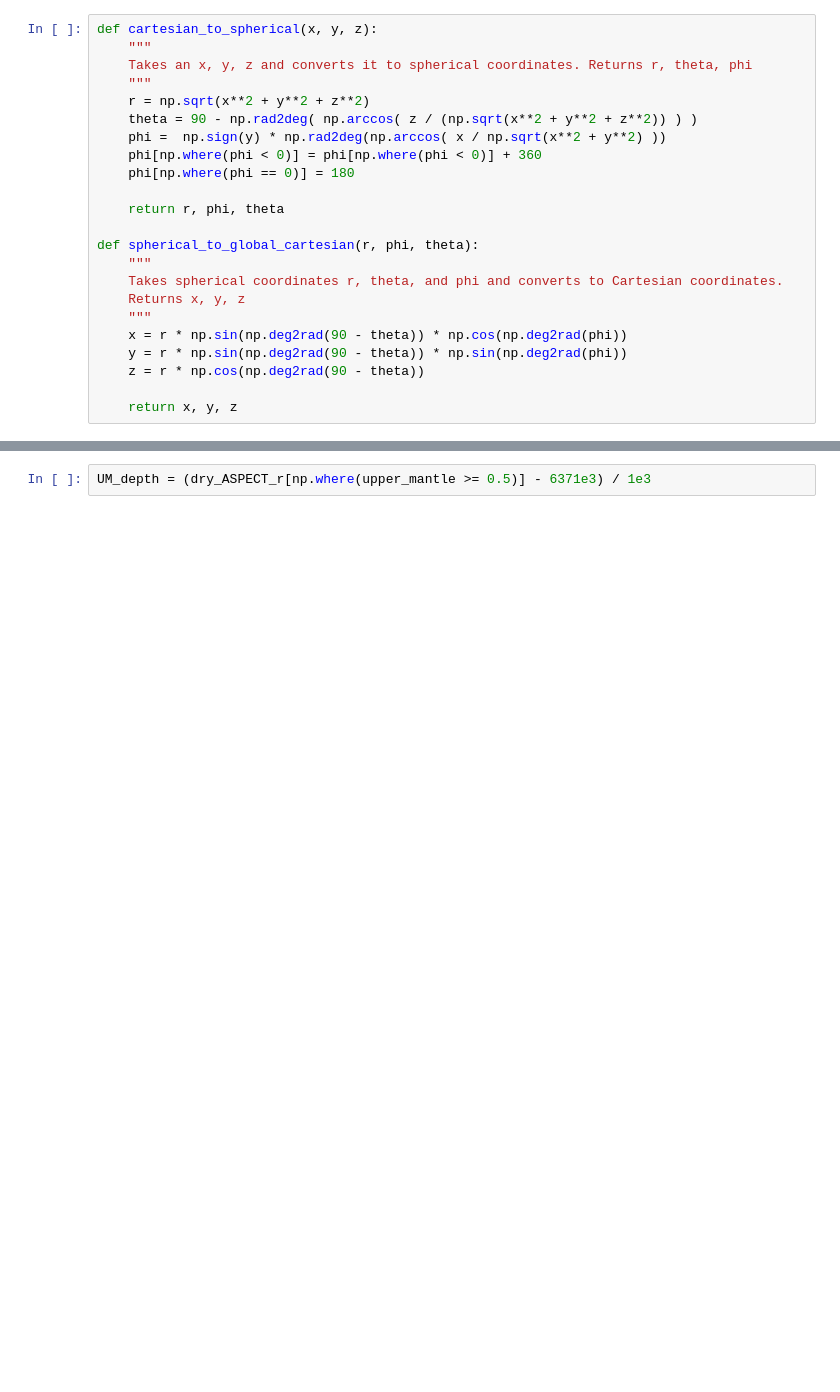
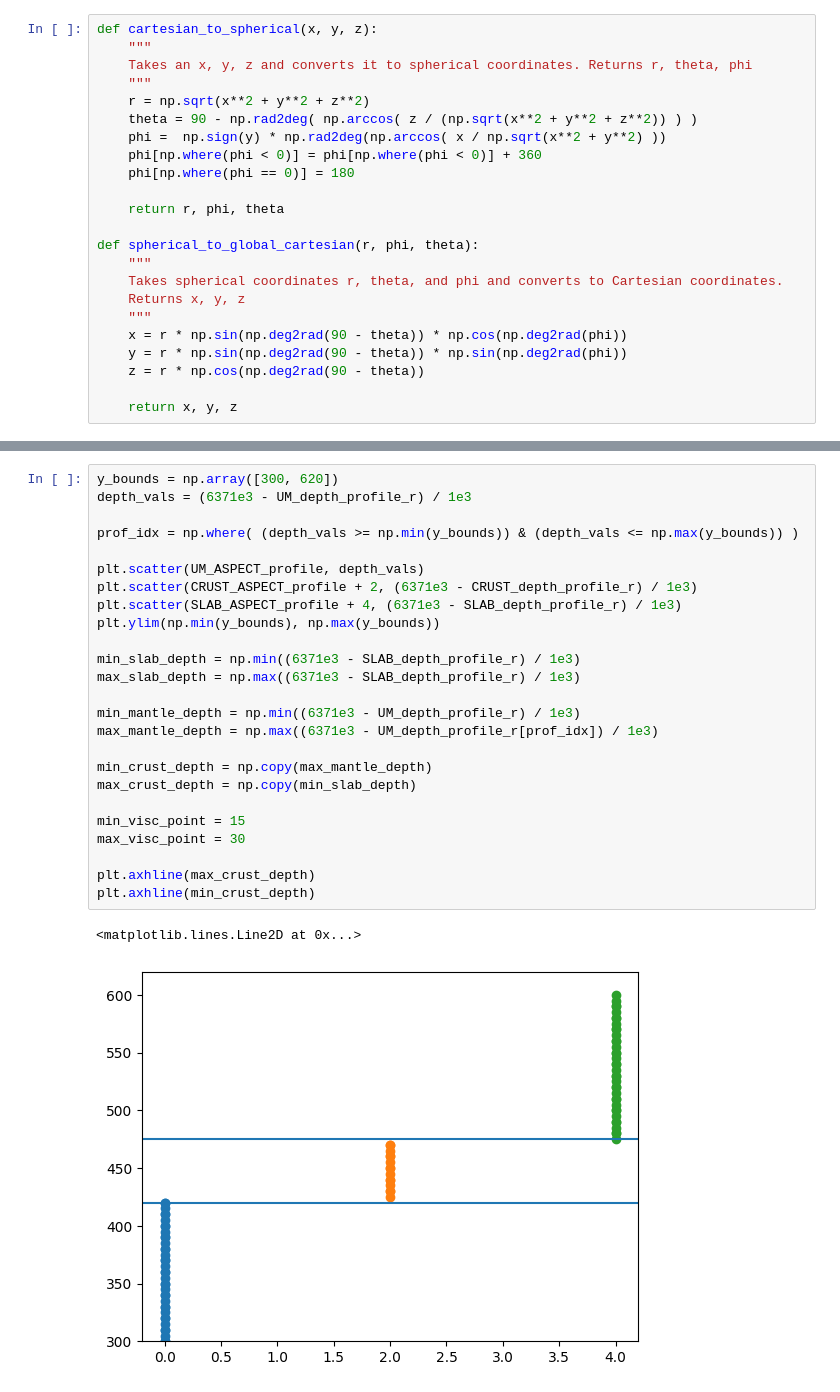
Before and after one commit to danieldouglas92/paper-constraining-interface-rheology-hydration-3d-hikurangi-subduction, a Jupyter notebook: main_figures/viscosity_profile.ipynb, the cells around one changed output, grey strips where cells are left out. Saved outputs shown, nothing was run; the diff lists cells and outputs as text; blank space fills up the shorter version.

```diff
--- a/main_figures/viscosity_profile.ipynb
+++ b/main_figures/viscosity_profile.ipynb
@@ -228,2 +322,28 @@ for i in range(len(radius_array)):
-# %%
-UM_depth = (dry_ASPECT_r[np.where(upper_mantle >= 0.5)] - 6371e3) / 1e3
+# %%
+y_bounds = np.array([300, 620])
+depth_vals = (6371e3 - UM_depth_profile_r) / 1e3
+
+prof_idx = np.where( (depth_vals >= np.min(y_bounds)) & (depth_vals <= np.max(y_bounds)) )
+
+plt.scatter(UM_ASPECT_profile, depth_vals)
+plt.scatter(CRUST_ASPECT_profile + 2, (6371e3 - CRUST_depth_profile_r) / 1e3)
+plt.scatter(SLAB_ASPECT_profile + 4, (6371e3 - SLAB_depth_profile_r) / 1e3)
+plt.ylim(np.min(y_bounds), np.max(y_bounds))
+
+min_slab_depth = np.min((6371e3 - SLAB_depth_profile_r) / 1e3)
+max_slab_depth = np.max((6371e3 - SLAB_depth_profile_r) / 1e3)
+
+min_mantle_depth = np.min((6371e3 - UM_depth_profile_r) / 1e3)
+max_mantle_depth = np.max((6371e3 - UM_depth_profile_r[prof_idx]) / 1e3)
+
+min_crust_depth = np.copy(max_mantle_depth)
+max_crust_depth = np.copy(min_slab_depth)
+
+min_visc_point = 15
+max_visc_point = 30
+
+plt.axhline(max_crust_depth)
+plt.axhline(min_crust_depth)
+# %% [output]
+<matplotlib.lines.Line2D at 0x...>
+[figure, added]
```
Also changed, not shown: parts of 20 cells of this notebook, 54 other files.
